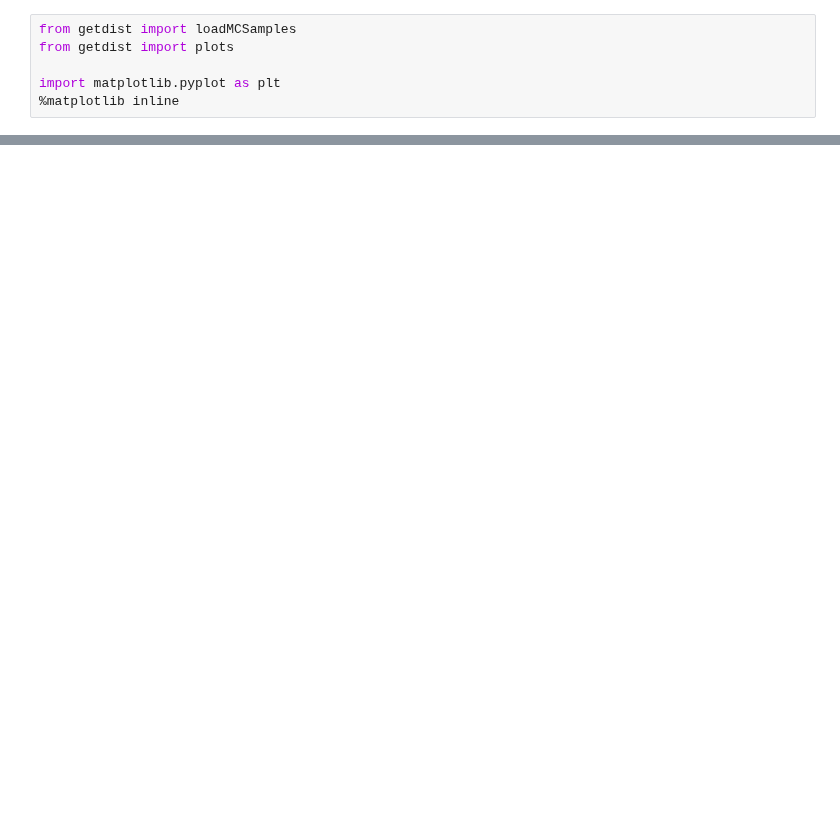
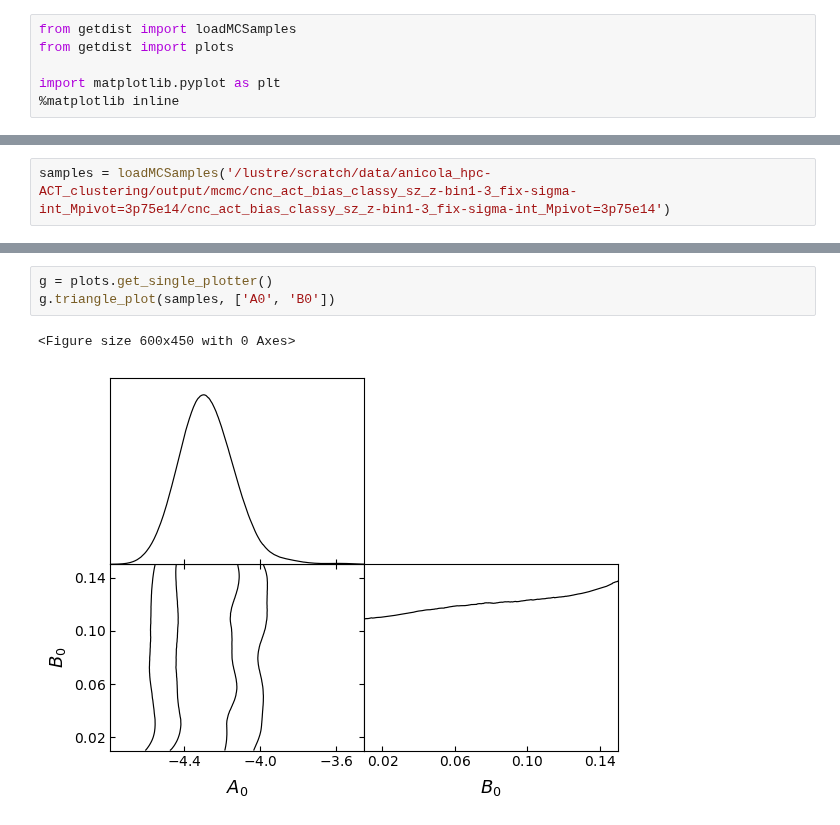
Before and after one commit to inigozubeldia/cosmocnc, a Jupyter notebook: tutorials/check_chains.ipynb, the cells around one changed output, grey strips where cells are left out. Saved outputs shown, nothing was run; the diff lists cells and outputs as text; blank space fills up the shorter version.

```diff
--- a/tutorials/check_chains.ipynb
+++ b/tutorials/check_chains.ipynb
@@ -33,0 +81,2 @@ for i in range(samples.samples.shape[1]):
+# %%
+samples = loadMCSamples('/lustre/scratch/data/anicola_hpc-ACT_clustering/output/mcmc/cnc_act_bias_classy_sz_z-bin1-3_fix-sigma-int_Mpivot=3p75e14/cnc_act_bias_classy_sz_z-bin1-3_fix-sigma-int_Mpivot=3p75e14')
@@ -33,0 +87,6 @@ for i in range(samples.samples.shape[1]):
+# %%
+g = plots.get_single_plotter()
+g.triangle_plot(samples, ['A0', 'B0'])
+# %% [output]
+<Figure size 600x450 with 0 Axes>
+[figure, added]
```
Also changed, not shown: parts of 16 cells of this notebook, 2 other files.
